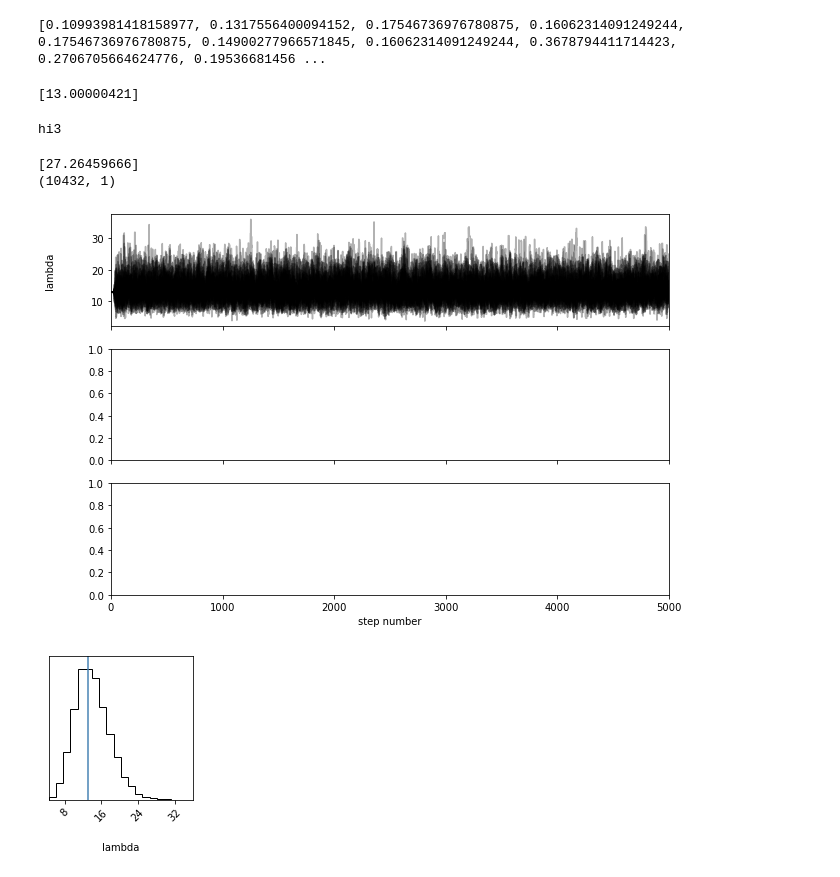
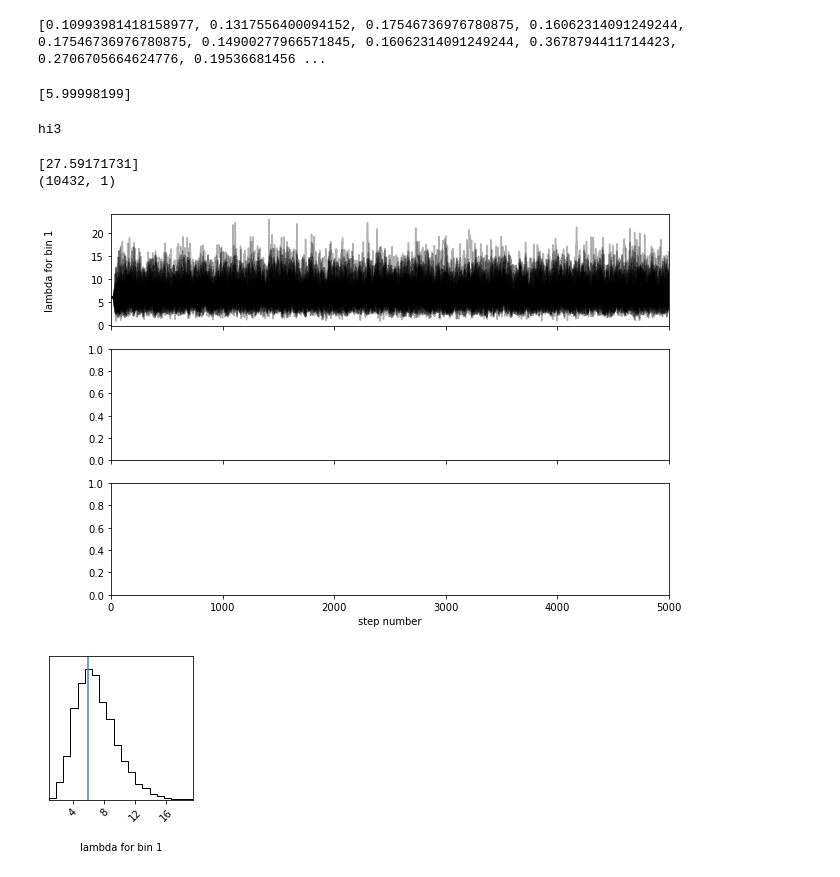
Before and after one commit to villano-lab/thermal-flux_paper2023, a Jupyter notebook: probdistibution.ipynb, the cells around one changed output. Saved outputs shown, nothing was run; the diff lists cells and outputs as text; code cells hidden in the pictures.

```diff
--- a/probdistibution.ipynb
+++ b/probdistibution.ipynb
@@ -147,12 +147,12 @@ lambda_true = 5.0
 np.random.seed(69)
 nll = lambda *args: -likelihood_func(*args)
 initial = np.asarray([5])
-soln = scipy.optimize.minimize(nll, initial, args=(counts1[0])) #I think it has a problem with the size of the arrays in the input of the likelihood function??
+soln = scipy.optimize.minimize(nll, initial, args=(counts1[6])) #I think it has a problem with the size of the arrays in the input of the likelihood function??
 lambda_val_ml = soln.x
 print(soln.x)
 #idk
 # %% [output]
-[13.00000421]
+[5.99998199]
 # %%
 def prior(theta): #this sets the prior conditions of our parameters
     lambda_val = theta
@@ -169,7 +169,7 @@ def prob(theta, n):
         return -np.inf
     return result
 
-bin1cnts=np.asarray([counts1[0]])
+bin1cnts=np.asarray([counts1[6]])
 
 pos = soln.x + 1e-4 * np.random.randn(32, 1)
 nwalkers, ndim = pos.shape
@@ -187,28 +187,28 @@ hi3
 # %%
 fig, axes = plt.subplots(3, figsize=(10, 7), sharex=True)
 samples = sampler.get_chain()
-labels = ["lambda"]
+labels = ["lambda for bin 1"]
 for i in range(ndim):
     ax = axes[i]
     ax.plot(samples[:, :, i], "k", alpha=0.3)
     ax.set_xlim(0, len(samples))
     ax.set_ylabel(labels[i])
     ax.yaxis.set_label_coords(-0.1, 0.5)
 
 axes[-1].set_xlabel("step number");
 
 #autocorrelation stuffs
 tau = sampler.get_autocorr_time()
 print(tau)
 
 flat_samples = sampler.get_chain(discard=100, thin=15, flat=True)
 print(flat_samples.shape)
 
 fig = corner.corner(
     flat_samples, labels=labels, truths=lambda_val_ml
 );
 # %% [output]
-[27.26459666]
+[27.59171731]
 (10432, 1)
-[figure, old version]
+[figure, new version]
-[figure, old version]
+[figure, new version]
```
